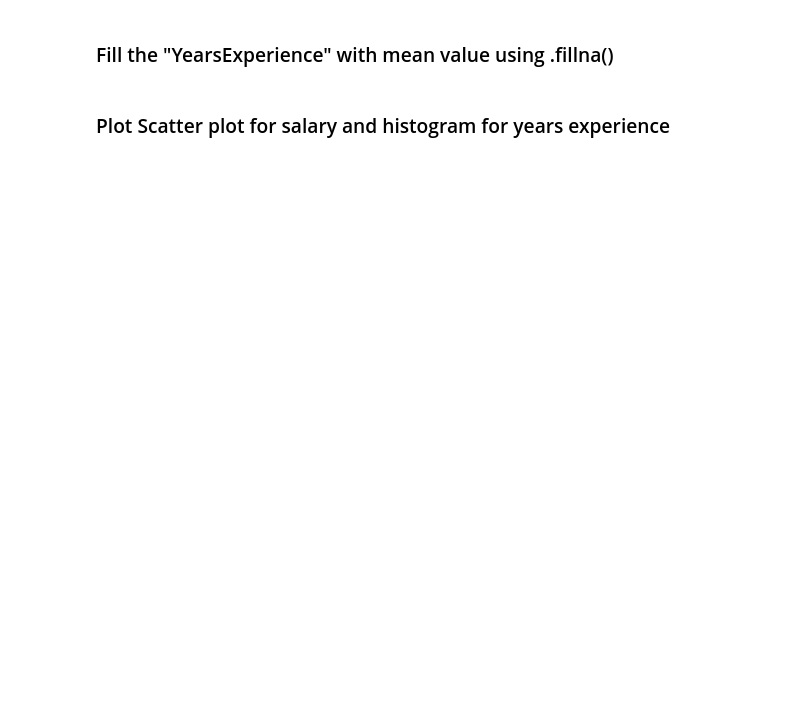
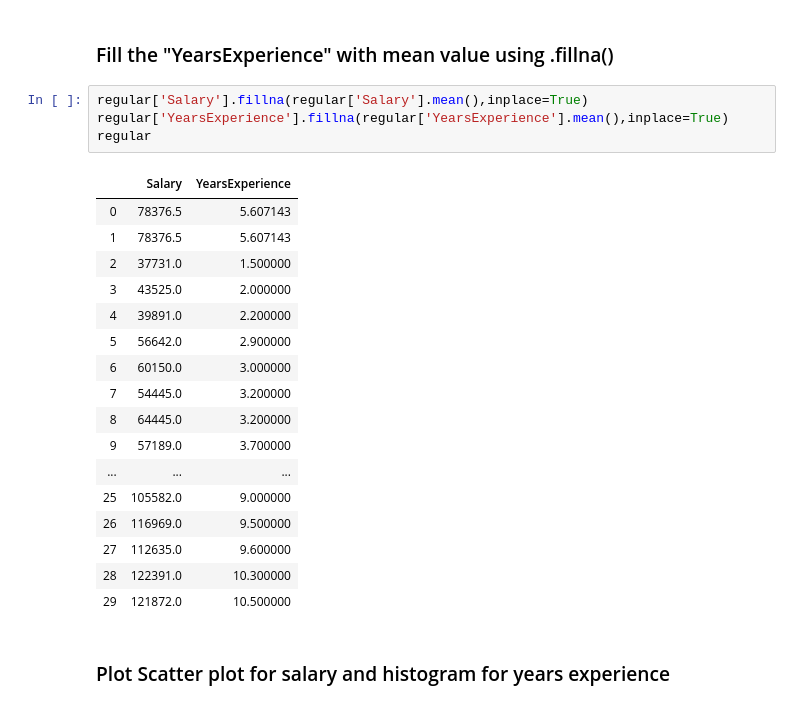
Before and after one commit to Smit-create/Assignment-1-MnC19, a Jupyter notebook: Assignments/Assignment 2 Numpy Pandas/Assignment-2.ipynb, the cells around one changed output. Drawn from its saved outputs; the diff is of its cells as text; blank space fills up the shorter version.

```diff
--- a/Assignments/Assignment 2 Numpy Pandas/Assignment-2.ipynb
+++ b/Assignments/Assignment 2 Numpy Pandas/Assignment-2.ipynb
@@ -578,4 +804,26 @@ for value in the regular:
 # %% [markdown]
 ### Fill the "YearsExperience" with mean value using .fillna()
+# %%
+regular['Salary'].fillna(regular['Salary'].mean(),inplace=True)
+regular['YearsExperience'].fillna(regular['YearsExperience'].mean(),inplace=True)
+regular
+# %% [output]
+|  | Salary | YearsExperience |
+| 0 | 78376.5 | 5.607143 |
+| 1 | 78376.5 | 5.607143 |
+| 2 | 37731.0 | 1.500000 |
+| 3 | 43525.0 | 2.000000 |
+| 4 | 39891.0 | 2.200000 |
+| 5 | 56642.0 | 2.900000 |
+| 6 | 60150.0 | 3.000000 |
+| 7 | 54445.0 | 3.200000 |
+| 8 | 64445.0 | 3.200000 |
+| 9 | 57189.0 | 3.700000 |
+| ... | ... | ... |
+| 25 | 105582.0 | 9.000000 |
+| 26 | 116969.0 | 9.500000 |
+| 27 | 112635.0 | 9.600000 |
+| 28 | 122391.0 | 10.300000 |
+| 29 | 121872.0 | 10.500000 |
 # %% [markdown]
 ### Plot Scatter plot for salary and histogram for years experience
```
Also changed, not shown: parts of 42 cells of this notebook, 1 other file.
